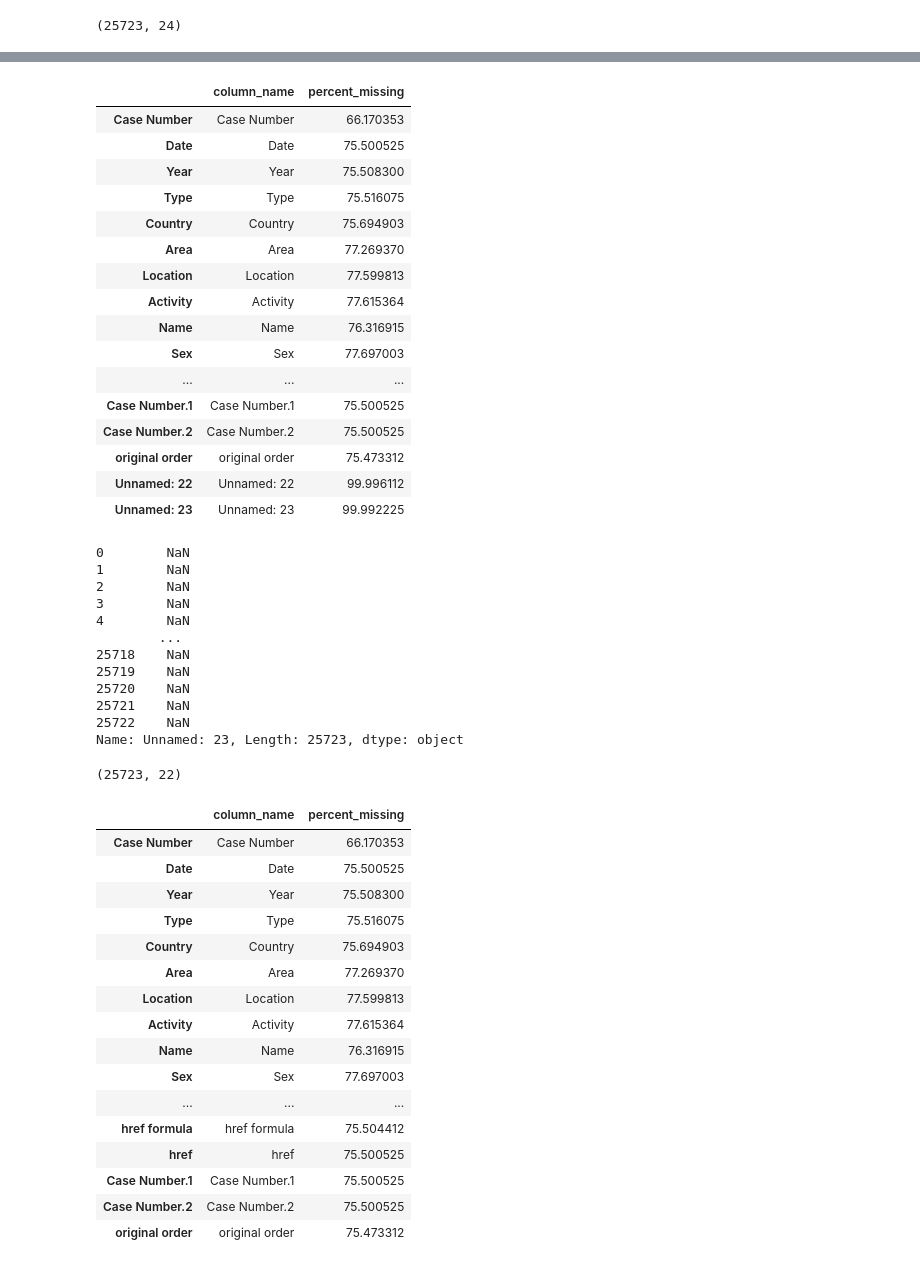
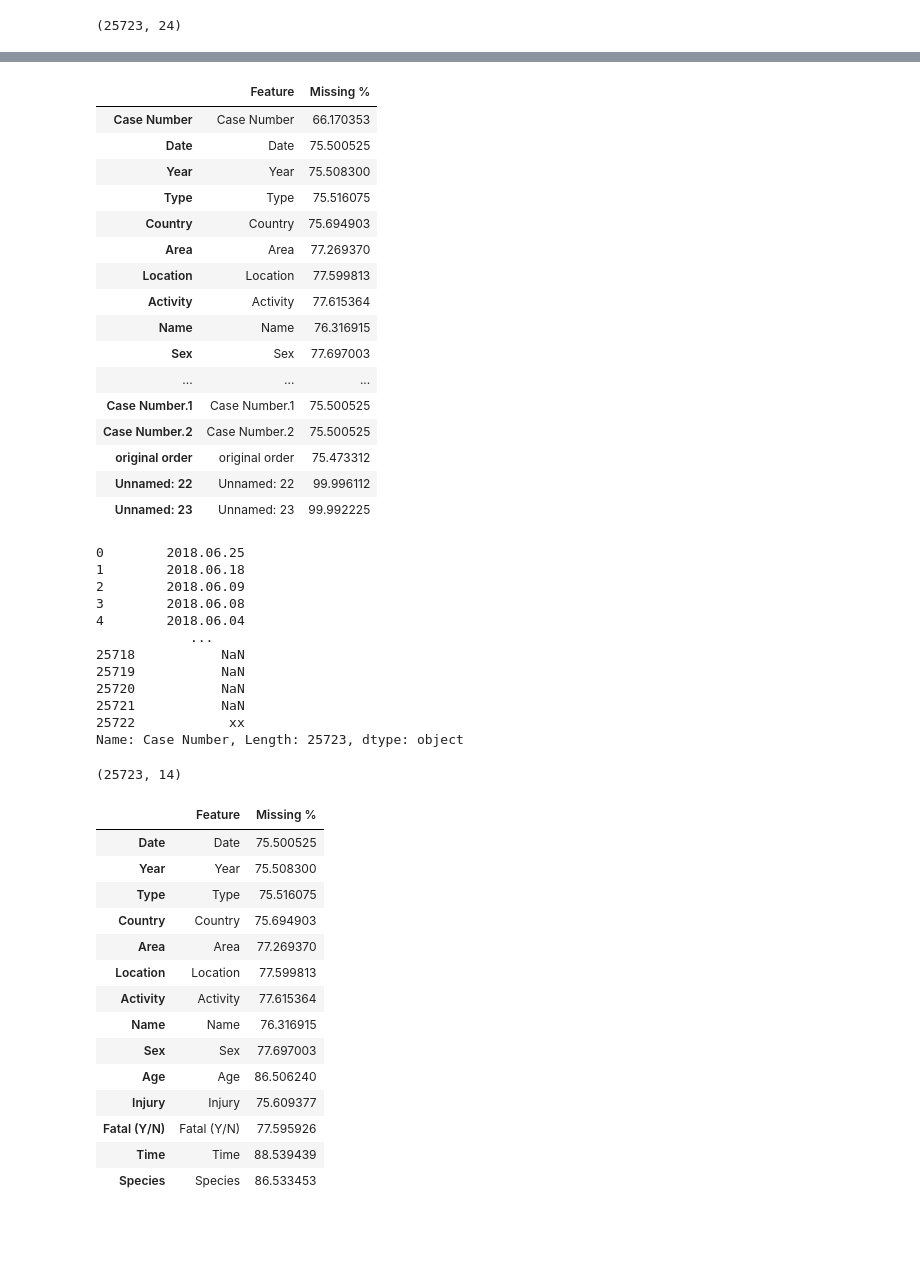
Before and after one commit to ju-br/Cleaning-data-and-evidence-based-insights-Shark-Attack-Project, a Jupyter notebook: Project 1 - Shark attack.ipynb, the cells around one changed output, grey strips where cells are left out. Cells and saved outputs as stored; diff of their text form; code cells hidden in the pictures; blank space fills up the shorter version.

```diff
--- a/Project 1 - Shark attack.ipynb
+++ b/Project 1 - Shark attack.ipynb
@@ -11,5 +18,5 @@ import re
 # %%
-attacks = pd.read_csv("attacks.csv",encoding='latin1')
+attacks = pd.read_csv("/Users/Juliana/Desktop/Ironhack/Projects/Ironhack-Project/input/attacks.csv",encoding='latin1')
 # %%
 attacks
 # %% [output]
@@ -60,11 +67,11 @@ missing_value_attack
 #checking missing values percentages
 percent_missing = attacks.isnull().sum() * 100 / len(attacks)
 percent_missing
-Nan_attack_percentage = pd.DataFrame({'column_name': attacks.columns,
-                                 'percent_missing': percent_missing})
+Nan_attack_percentage = pd.DataFrame({'Feature': attacks.columns,
+                                 'Missing %': percent_missing})
 Nan_attack_percentage
 # %% [output]
-|  | column_name | percent_missing |
+|  | Feature | Missing % |
 | Case Number | Case Number | 66.170353 |
 | Date | Date | 75.500525 |
 | Year | Year | 75.508300 |
@@ -85,33 +92,40 @@ Nan_attack_percentage
 #deleting columns with 100% missing values
 attacks.pop("Unnamed: 22")
 attacks.pop("Unnamed: 23")
+attacks.pop("Investigator or Source")
+attacks.pop("pdf")
+attacks.pop("href formula")
+attacks.pop("href")
+attacks.pop("original order")
+attacks.pop("Case Number.1")
+attacks.pop("Case Number.2")
+attacks.pop("Case Number")
 # %% [output]
-0        NaN
-1        NaN
-2        NaN
-3        NaN
-4        NaN
-        ...
-25718    NaN
-25719    NaN
-25720    NaN
-25721    NaN
-25722    NaN
-Name: Unnamed: 23, Length: 25723, dtype: object
+0        2018.06.25
+1        2018.06.18
+2        2018.06.09
+3        2018.06.08
+4        2018.06.04
+            ...
+25718           NaN
+25719           NaN
+25720           NaN
+25721           NaN
+25722            xx
+Name: Case Number, Length: 25723, dtype: object
 # %%
 attacks.shape
 # %% [output]
-(25723, 22)
+(25723, 14)
 # %%
 #checking missing values percentages after poping Unnamed:22 and :23
 percent_missing = attacks.isnull().sum() * 100 / len(attacks)
 percent_missing
-Nan_attack_percentage = pd.DataFrame({'column_name': attacks.columns,
-                                 'percent_missing': percent_missing})
+Nan_attack_percentage = pd.DataFrame({'Feature': attacks.columns,
+                                 'Missing %': percent_missing})
 Nan_attack_percentage
 # %% [output]
-|  | column_name | percent_missing |
-| Case Number | Case Number | 66.170353 |
+|  | Feature | Missing % |
 | Date | Date | 75.500525 |
 | Year | Year | 75.508300 |
 | Type | Type | 75.516075 |
@@ -121,11 +135,10 @@ Nan_attack_percentage
 | Activity | Activity | 77.615364 |
 | Name | Name | 76.316915 |
 | Sex | Sex | 77.697003 |
-| ... | ... | ... |
-| href formula | href formula | 75.504412 |
-| href | href | 75.500525 |
-| Case Number.1 | Case Number.1 | 75.500525 |
-| Case Number.2 | Case Number.2 | 75.500525 |
-| original order | original order | 75.473312 |
+| Age | Age | 86.506240 |
+| Injury | Injury | 75.609377 |
+| Fatal (Y/N) | Fatal (Y/N) | 77.595926 |
+| Time | Time | 88.539439 |
+| Species | Species | 86.533453 |
 # %%
 #checking min, max and mean missing values percentages after poping Unnamed:22 and :23
```
Also changed, not shown: parts of 13 cells of this notebook.
